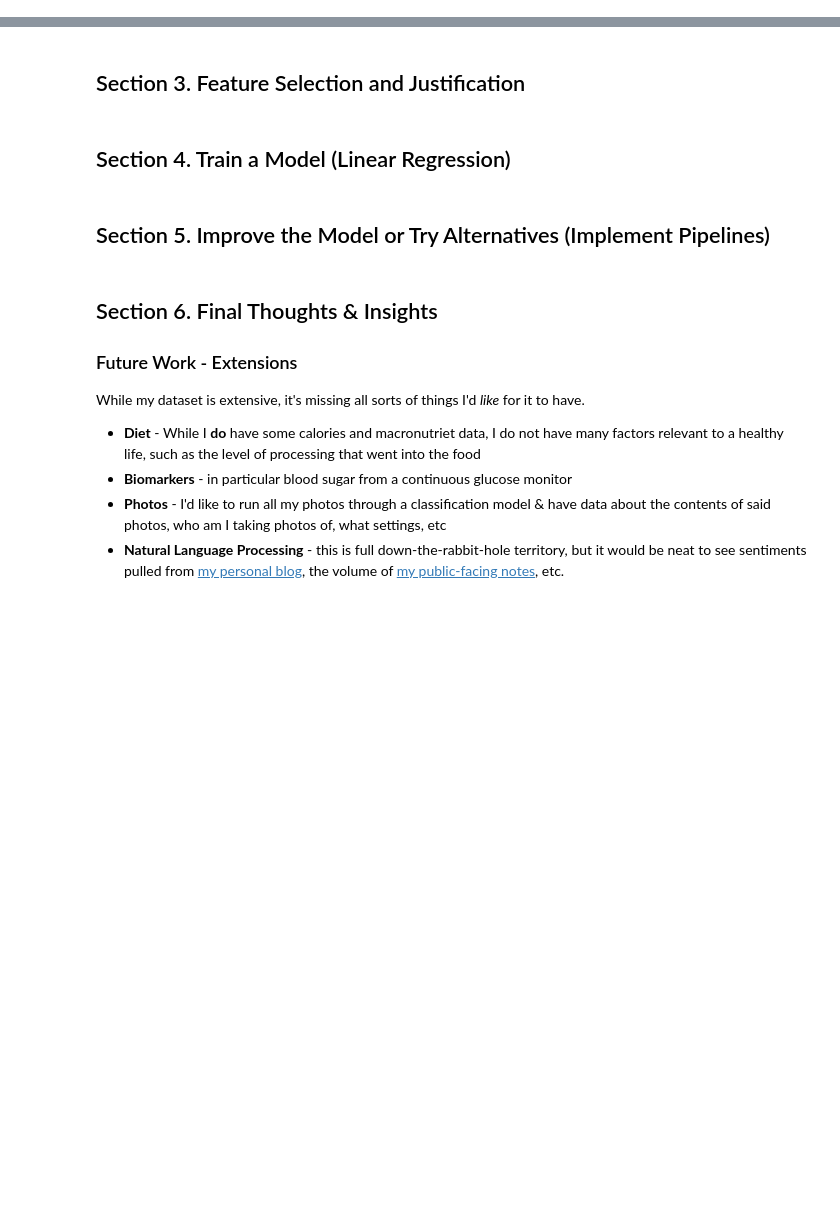
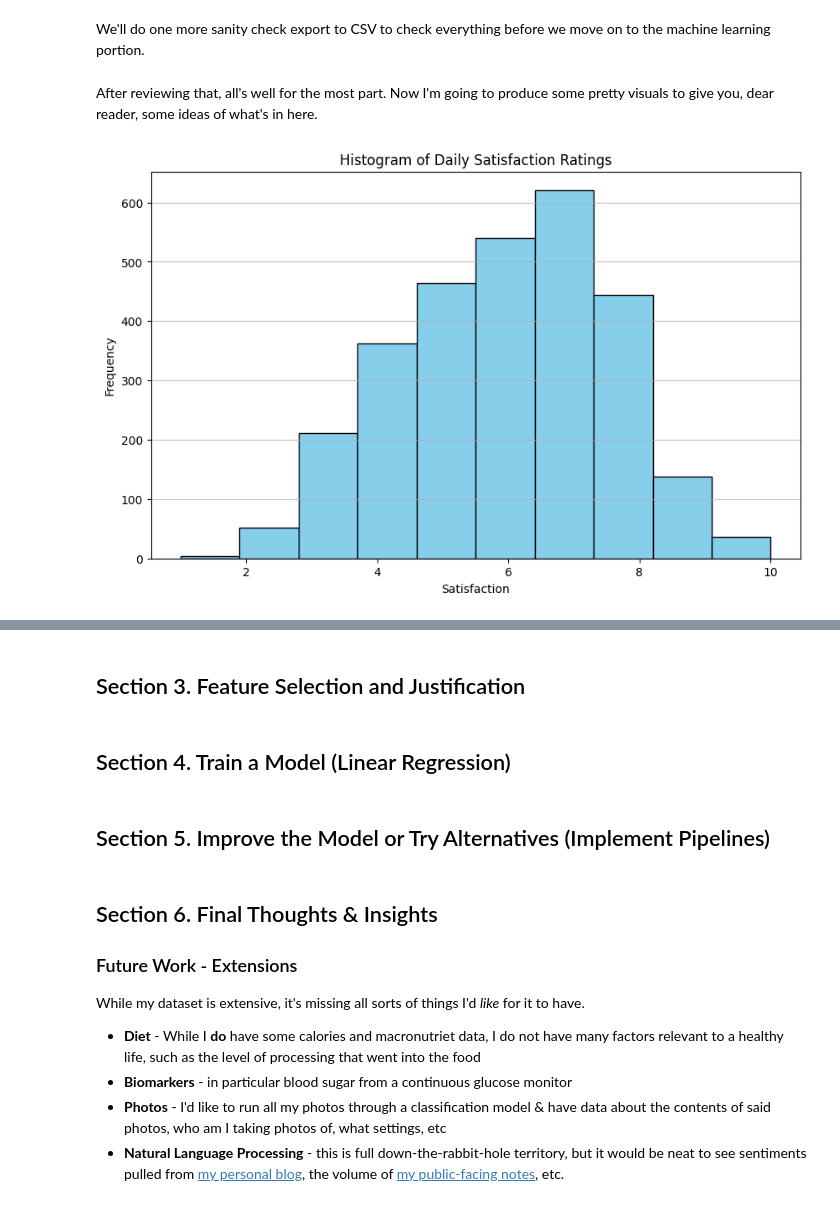
Before and after one commit to aarongilly/ml_regression_gillespie, a Jupyter notebook: gillespie_ml_data_journal.ipynb, the cells around one changed output, grey strips where cells are left out. Cells and saved outputs as stored; diff of their text form; code cells hidden in the pictures; blank space fills up the shorter version.

```diff
--- a/gillespie_ml_data_journal.ipynb
+++ b/gillespie_ml_data_journal.ipynb
@@ -60,0 +190,6 @@ Before we can do any machine learning, we have to obtain references to the data
+# %%
+# Remove rows where the 'satisfaction' column contains no value
+combined_df = combined_df.dropna(subset=['satisfaction'])
+
+# Display the updated dataframe info
+print(combined_df.info())
@@ -60,0 +216,14 @@ Before we can do any machine learning, we have to obtain references to the data
+# %%
+# Add a running average column for satisfaction over the previous 3 rows
+combined_df['satisfaction_running_avg'] = combined_df['satisfaction'].rolling(window=3, min_periods=1).mean()
+
+# Adding a workouts column that reports if any of the workouts were done
+combined_df['workouts'] = combined_df[['strength', 'cardio', 'mobility']].sum(axis=1)
+
+# Add a column to count successive zeros in the workouts column
+combined_df['days_since_workout'] = combined_df['workouts'].eq(0).astype(int).groupby(combined_df['workouts'].ne(0).cumsum()).cumsum()
+
+# Display the first few rows to verify
+print(combined_df[['date', 'satisfaction', 'satisfaction_running_avg']].head(10))
+print(combined_df[['date', 'strength', 'cardio', 'mobility', 'workouts']].head(10))
+print(combined_df[['date', 'workouts', 'days_since_workout']].head(30))
@@ -60,0 +252,10 @@ Before we can do any machine learning, we have to obtain references to the data
+# %%
+# Replace values with NaN for "outings" and "pains/treatments" rows where the date is before 2020-01-01
+columns_to_update = ['date_night', 'ate_out', 'saw_family', 'saw_friends', 'pains', 'treatments']
+combined_df.loc[combined_df['date'] < '2020-01-01', columns_to_update] = None
+
+# Replace values with NaN for "media" rows where the date is before 2019-01-01
+columns_to_update = ['book', 'tv', 'videogame', 'movie']
+combined_df.loc[combined_df['date'] < '2019-01-01', columns_to_update] = None
+# %% [markdown]
+We'll do one more sanity check export to CSV to check everything before we move on to the machine learning portion.
@@ -60,0 +266,13 @@ Before we can do any machine learning, we have to obtain references to the data
+# %% [markdown]
+After reviewing that, all's well for the most part. Now I'm going to produce some pretty visuals to give you, dear reader, some ideas of what's in here.
+# %%
+# Create a histogram of the 'satisfaction' column
+plt.figure(figsize=(10, 6))
+plt.hist(combined_df['satisfaction'], bins=10, color='skyblue', edgecolor='black')
+plt.title('Histogram of Daily Satisfaction Ratings')
+plt.xlabel('Satisfaction')
+plt.ylabel('Frequency')
+plt.grid(axis='y', alpha=0.75)
+plt.show()
+# %% [output]
+[figure, added]
```
Also changed, not shown: parts of 22 cells of this notebook, 5 other files.
